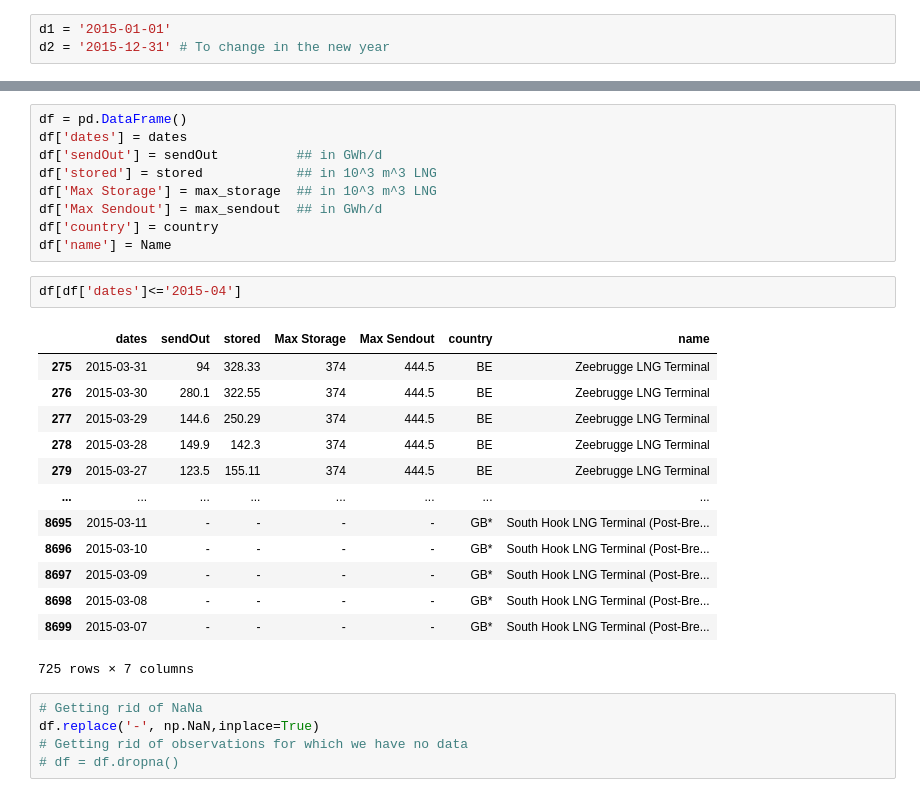
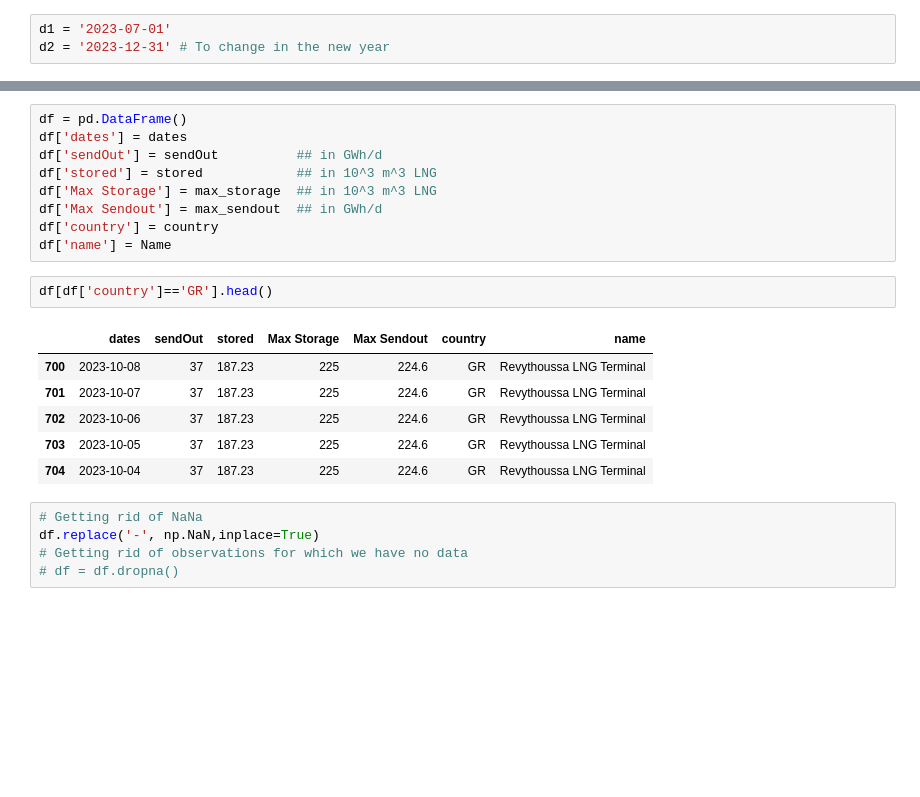
Before and after one commit to greenbruegel/gas-imports, a Jupyter notebook: LNG terminals.ipynb, the cells around one changed output, grey strips where cells are left out. Saved outputs shown, nothing was run; the diff lists cells and outputs as text; blank space fills up the shorter version.

```diff
--- a/LNG terminals.ipynb
+++ b/LNG terminals.ipynb
@@ -33,8 +33,8 @@ headers = {"x-key":"d8561648296cb38e6c400823755689941530"} # After July 4th 2022
 # %% [markdown]
 ### Restart here
 # %%
-d1 = '2015-01-01'
-d2 = '2015-12-31' # To change in the new year
+d1 = '2023-07-01'
+d2 = '2023-12-31' # To change in the new year
 # %%
 dates = []
 sendOut = []
@@ -85,21 +85,14 @@ df['Max Sendout'] = max_sendout  ## in GWh/d
 df['country'] = country
 df['name'] = Name
 # %%
-df[df['dates']<='2015-04']
+df[df['country']=='GR'].head()
 # %% [output]
 |  | dates | sendOut | stored | Max Storage | Max Sendout | country | name |
-| 275 | 2015-03-31 | 94 | 328.33 | 374 | 444.5 | BE | Zeebrugge LNG Terminal |
-| 276 | 2015-03-30 | 280.1 | 322.55 | 374 | 444.5 | BE | Zeebrugge LNG Terminal |
-| 277 | 2015-03-29 | 144.6 | 250.29 | 374 | 444.5 | BE | Zeebrugge LNG Terminal |
-| 278 | 2015-03-28 | 149.9 | 142.3 | 374 | 444.5 | BE | Zeebrugge LNG Terminal |
-| 279 | 2015-03-27 | 123.5 | 155.11 | 374 | 444.5 | BE | Zeebrugge LNG Terminal |
-| ... | ... | ... | ... | ... | ... | ... | ... |
-| 8695 | 2015-03-11 | - | - | - | - | GB* | South Hook LNG Terminal (Post-Bre... |
-| 8696 | 2015-03-10 | - | - | - | - | GB* | South Hook LNG Terminal (Post-Bre... |
-| 8697 | 2015-03-09 | - | - | - | - | GB* | South Hook LNG Terminal (Post-Bre... |
-| 8698 | 2015-03-08 | - | - | - | - | GB* | South Hook LNG Terminal (Post-Bre... |
-| 8699 | 2015-03-07 | - | - | - | - | GB* | South Hook LNG Terminal (Post-Bre... |
+| 700 | 2023-10-08 | 37 | 187.23 | 225 | 224.6 | GR | Revythoussa LNG Terminal |
+| 701 | 2023-10-07 | 37 | 187.23 | 225 | 224.6 | GR | Revythoussa LNG Terminal |
+| 702 | 2023-10-06 | 37 | 187.23 | 225 | 224.6 | GR | Revythoussa LNG Terminal |
+| 703 | 2023-10-05 | 37 | 187.23 | 225 | 224.6 | GR | Revythoussa LNG Terminal |
+| 704 | 2023-10-04 | 37 | 187.23 | 225 | 224.6 | GR | Revythoussa LNG Terminal |
-725 rows × 7 columns
 # %%
 # Getting rid of NaNa
 df.replace('-', np.NaN,inplace=True)
```
Also changed, not shown: parts of 24 cells of this notebook, 9 other files.
